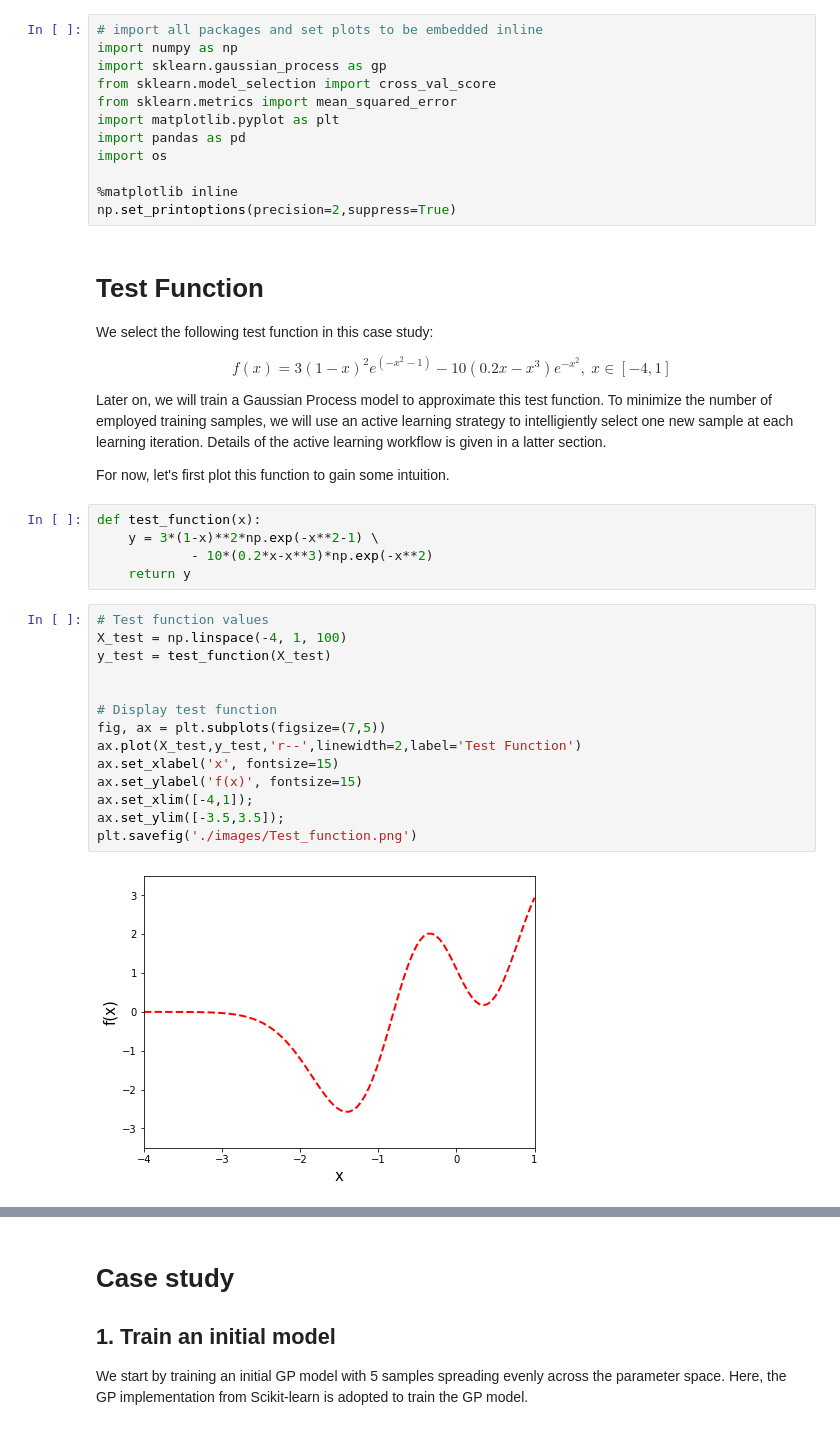
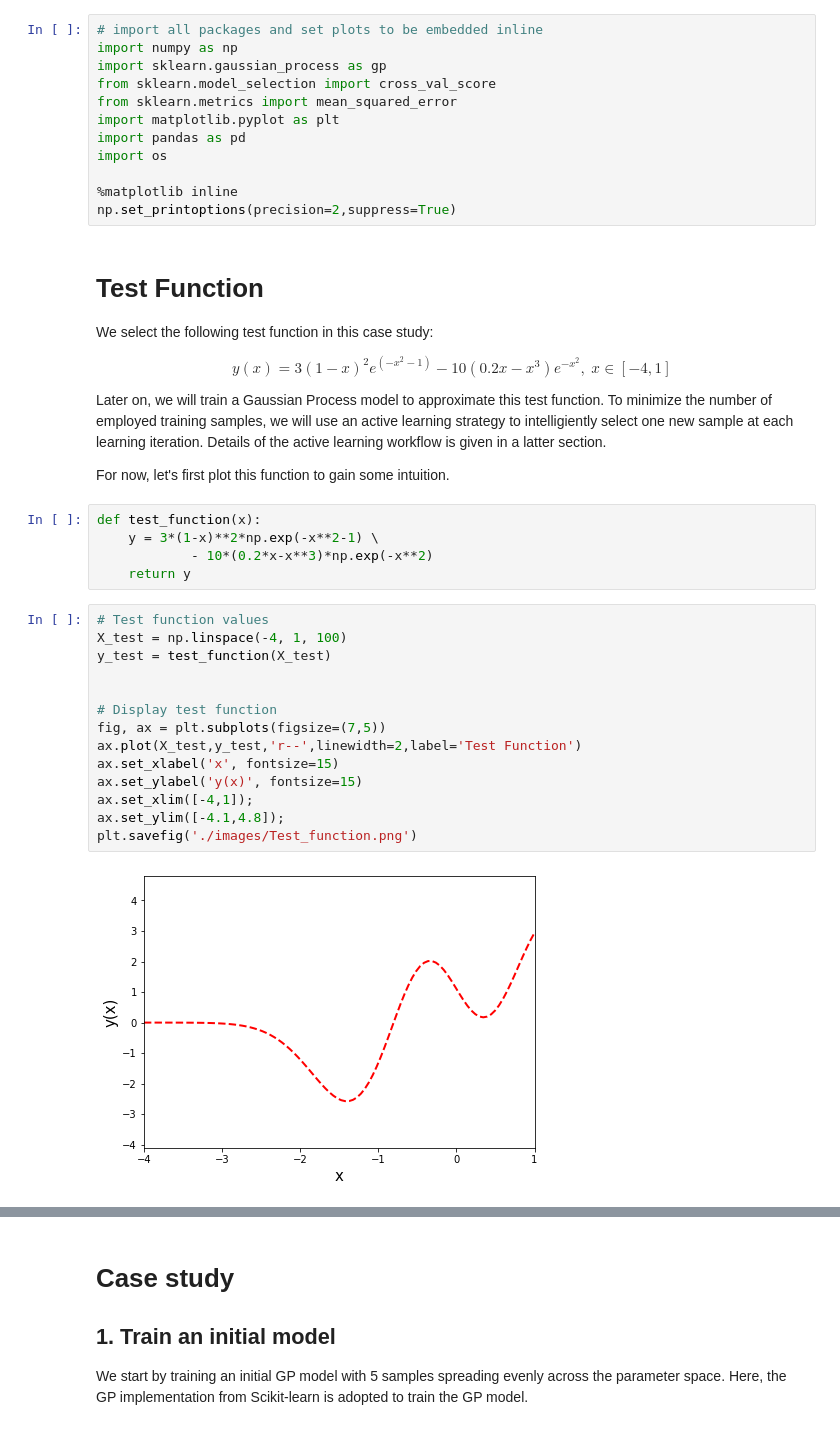
Before and after one commit to ShuaiGuo16/Active_Learning, a Jupyter notebook: Active_Learning.ipynb, the cells around one changed output, grey strips where cells are left out. Saved outputs shown, nothing was run; the diff lists cells and outputs as text.

```diff
--- a/Active_Learning.ipynb
+++ b/Active_Learning.ipynb
@@ -26,7 +26,7 @@ np.set_printoptions(precision=2,suppress=True)
 We select the following test function in this case study:
 
 \begin{equation}
-f(x) = 3(1-x)^2e^{(-x^2-1)}-10(0.2x-x^3)e^{-x^2}, \; x \in [-4, 1]
+y(x) = 3(1-x)^2e^{(-x^2-1)}-10(0.2x-x^3)e^{-x^2}, \; x \in [-4, 1]
 \end{equation}
 
 Later on, we will train a Gaussian Process model to approximate this test function. To minimize the number of employed training samples, we will use an active learning strategy to intelligiently select one new sample at each learning iteration. Details of the active learning workflow is given in a latter section.
@@ -40,17 +40,17 @@ def test_function(x):
 # %%
 # Test function values
 X_test = np.linspace(-4, 1, 100)
 y_test = test_function(X_test)
 
 
 # Display test function
 fig, ax = plt.subplots(figsize=(7,5))
 ax.plot(X_test,y_test,'r--',linewidth=2,label='Test Function')
 ax.set_xlabel('x', fontsize=15)
-ax.set_ylabel('f(x)', fontsize=15)
+ax.set_ylabel('y(x)', fontsize=15)
 ax.set_xlim([-4,1]);
-ax.set_ylim([-3.5,3.5]);
+ax.set_ylim([-4.1,4.8]);
 plt.savefig('./images/Test_function.png')
 # %% [output]
-[figure, old version]
+[figure, new version]
 # %% [markdown]
```
Also changed, not shown: parts of 8 cells of this notebook, 5 other files.
